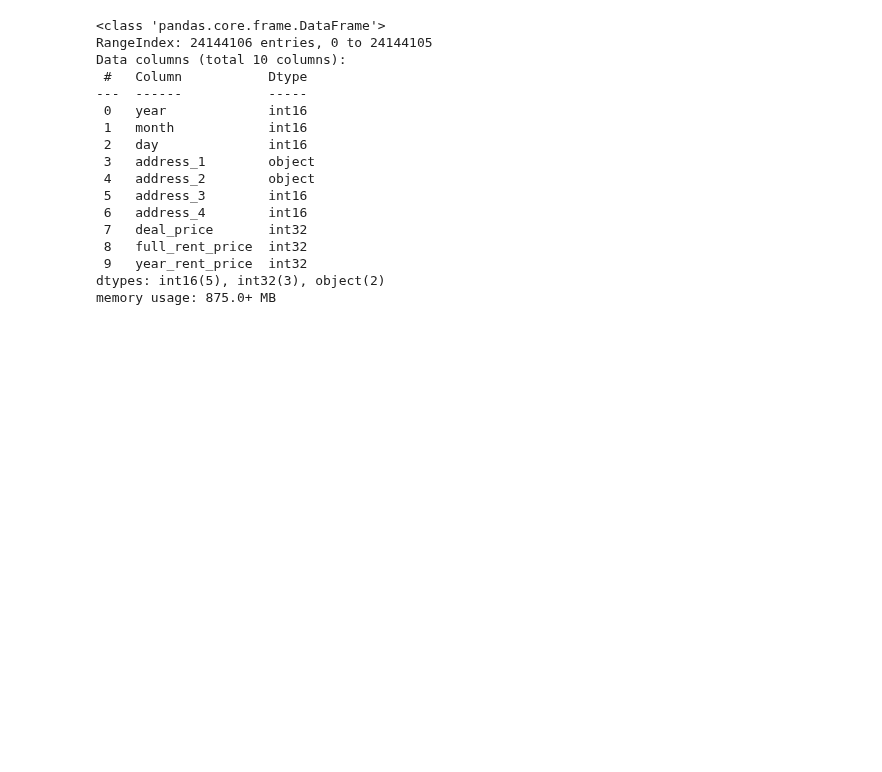
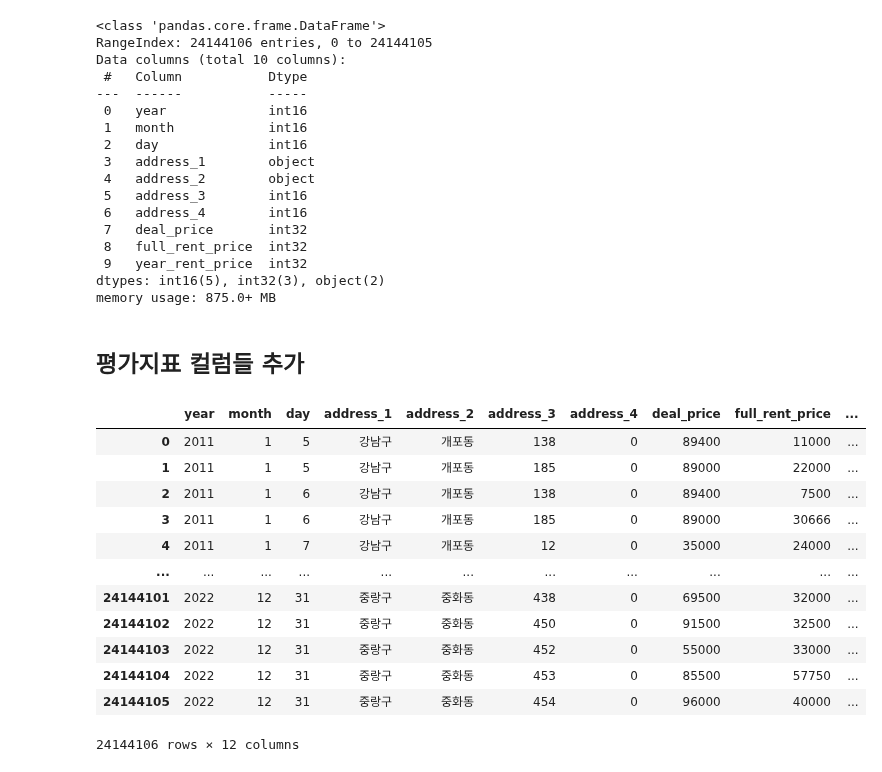
Before and after one commit to Ryong1998/house_price, a Jupyter notebook: handling_final_data3.ipynb, the cells around one changed output. Drawn from its saved outputs; the diff is of its cells as text; code cells hidden in the pictures; blank space fills up the shorter version.

Commit message:
평가지표 컬럼들 추가

```diff
--- a/handling_final_data3.ipynb
+++ b/handling_final_data3.ipynb
@@ -297,3 +299,24 @@ Data columns (total 10 columns):
  9   year_rent_price  int32
 dtypes: int16(5), int32(3), object(2)
 memory usage: 875.0+ MB
+# %% [markdown]
+## 평가지표 컬럼들 추가
+# %%
+# 전세가율, 연세가율을 구함함
+final_df['deal_to_full_rent_rate'] = final_df['deal_price']/final_df['full_rent_price']
+final_df['deal_to_year_rent_rate'] = final_df['deal_price']/final_df['year_rent_price']
+final_df
+# %% [output]
+|  | year | month | day | address_1 | address_2 | address_3 | address_4 | deal_price | full_rent_price | ... |
+| 0 | 2011 | 1 | 5 | 강남구 | 개포동 | 138 | 0 | 89400 | 11000 | ... |
+| 1 | 2011 | 1 | 5 | 강남구 | 개포동 | 185 | 0 | 89000 | 22000 | ... |
+| 2 | 2011 | 1 | 6 | 강남구 | 개포동 | 138 | 0 | 89400 | 7500 | ... |
+| 3 | 2011 | 1 | 6 | 강남구 | 개포동 | 185 | 0 | 89000 | 30666 | ... |
+| 4 | 2011 | 1 | 7 | 강남구 | 개포동 | 12 | 0 | 35000 | 24000 | ... |
+| ... | ... | ... | ... | ... | ... | ... | ... | ... | ... | ... |
+| 24144101 | 2022 | 12 | 31 | 중랑구 | 중화동 | 438 | 0 | 69500 | 32000 | ... |
+| 24144102 | 2022 | 12 | 31 | 중랑구 | 중화동 | 450 | 0 | 91500 | 32500 | ... |
+| 24144103 | 2022 | 12 | 31 | 중랑구 | 중화동 | 452 | 0 | 55000 | 33000 | ... |
+| 24144104 | 2022 | 12 | 31 | 중랑구 | 중화동 | 453 | 0 | 85500 | 57750 | ... |
+| 24144105 | 2022 | 12 | 31 | 중랑구 | 중화동 | 454 | 0 | 96000 | 40000 | ... |
+24144106 rows × 12 columns
```
Also changed, not shown: parts of 12 cells of this notebook.
